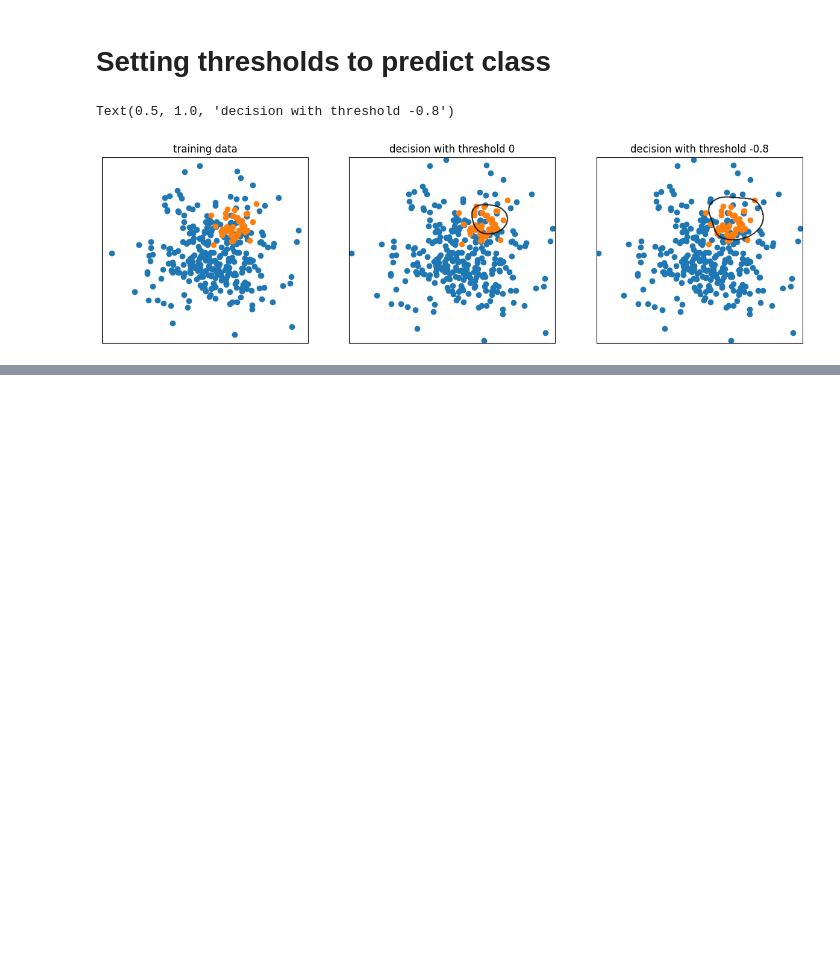
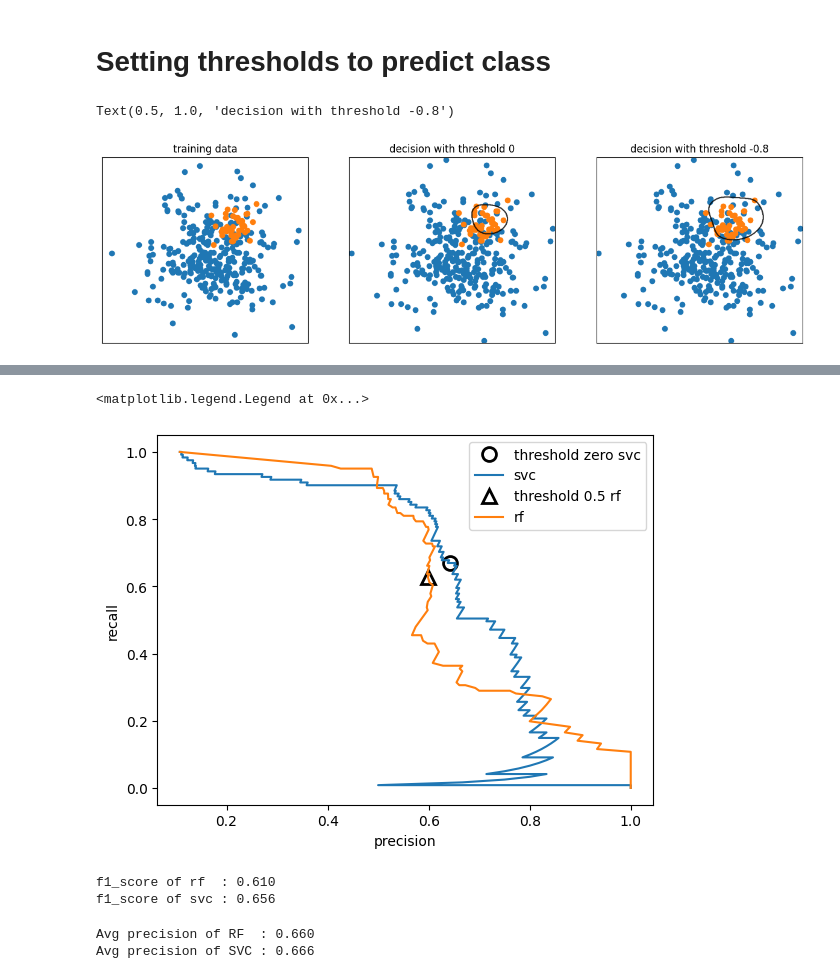
Before and after one commit to abhaykukade/ml_model_evaluation, a Jupyter notebook: model_evaluation.ipynb, the cells around one changed output, grey strips where cells are left out. Cells and saved outputs as stored; diff of their text form; code cells hidden in the pictures; blank space fills up the shorter version.

```diff
--- a/model_evaluation.ipynb
+++ b/model_evaluation.ipynb
@@ -307,0 +329,4 @@ Text(0.5, 1.0, 'decision with threshold -0.8')
+# %%
+X, y = make_blobs(n_samples=(4000, 500), cluster_std=[7, 2], random_state=22)
+X_train, X_test, y_train, y_test = train_test_split(X, y, random_state=0)
+svc = SVC(gamma=0.05).fit(X_train, y_train)
@@ -307,0 +338,35 @@ Text(0.5, 1.0, 'decision with threshold -0.8')
+# %%
+# svc
+precision, recall, thresholds = precision_recall_curve(y_test, svc.decision_function(X_test))
+close_zero = np.argmin(np.abs(thresholds))
+plt.plot(precision[close_zero], recall[close_zero], 'o', markersize=10, label='threshold zero svc',
+         fillstyle='none', c='k', mew=2)
+plt.plot(precision, recall, label='svc')
+
+# rf
+precision_rf, recall_rf, thresholds_rf = precision_recall_curve(y_test, rf.predict_proba(X_test)[:, 1])
+close_default_rf = np.argmin(np.abs(thresholds_rf - 0.5))
+plt.plot(precision_rf[close_default_rf], recall_rf[close_default_rf], '^', markersize=10, label='threshold 0.5 rf',
+         fillstyle='none', c='k', mew=2)
+plt.plot(precision_rf, recall_rf, label='rf')
+
+plt.xlabel('precision')
+plt.ylabel('recall')
+plt.legend()
+# %% [output]
+<matplotlib.legend.Legend at 0x...>
+[figure, added]
+# %%
+print(f'f1_score of rf  : {f1_score(y_test, rf.predict(X_test)):.3f}')
+print(f'f1_score of svc : {f1_score(y_test, svc.predict(X_test)):.3f}')
+# %% [output]
+f1_score of rf  : 0.610
+f1_score of svc : 0.656
+# %%
+ap_rf = average_precision_score(y_test, rf.predict_proba(X_test)[:, 1])
+ap_svc = average_precision_score(y_test, svc.decision_function(X_test))
+print(f'Avg precision of RF  : {ap_rf:.3f}')
+print(f'Avg precision of SVC : {ap_svc:.3f}')
+# %% [output]
+Avg precision of RF  : 0.660
+Avg precision of SVC : 0.666
```
Also changed, not shown: parts of 7 cells of this notebook.
